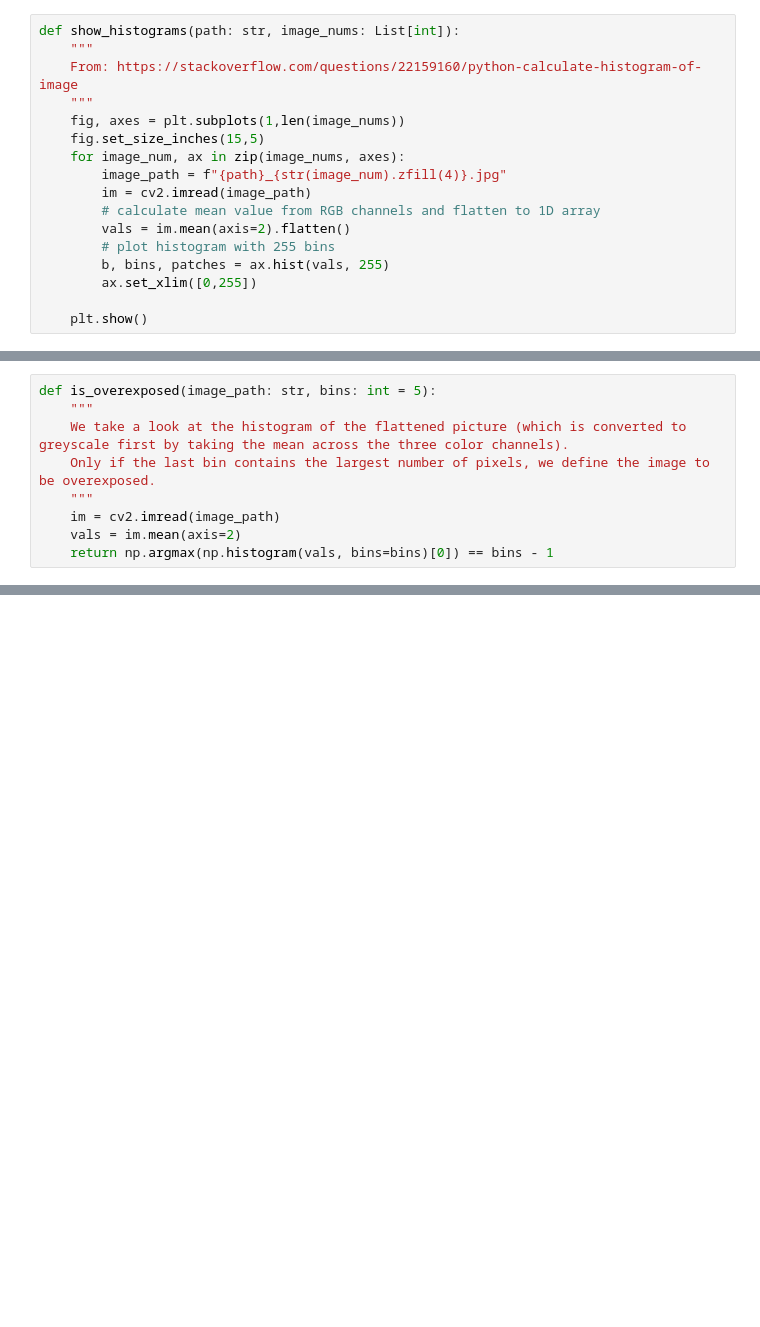
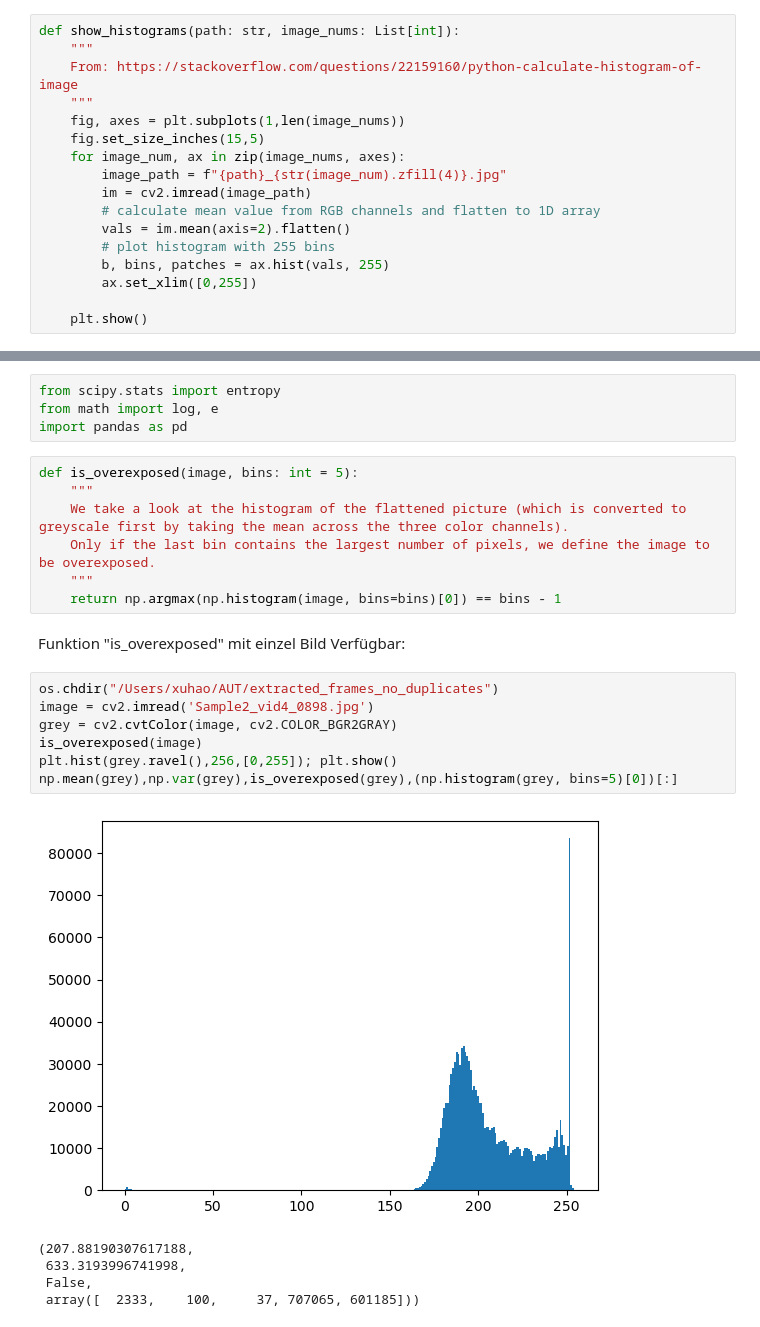
Before and after one commit to Arrofi07/aut-project-gefertec, a Jupyter notebook: Bildvorverarbeitung.ipynb, the cells around one changed output, grey strips where cells are left out. Saved outputs shown, nothing was run; the diff lists cells and outputs as text; blank space fills up the shorter version.

```diff
--- a/Bildvorverarbeitung.ipynb
+++ b/Bildvorverarbeitung.ipynb
@@ -188,9 +205,0 @@ show_histograms(example_images_path, example_images_num_underexposed)
-# %%
-def is_overexposed(image_path: str, bins: int = 5):
-    """
-    We take a look at the histogram of the flattened picture (which is converted to greyscale first by taking the mean across the three color channels).
-    Only if the last bin contains the largest number of pixels, we define the image to be overexposed.
-    """
-    im = cv2.imread(image_path)
-    vals = im.mean(axis=2)
-    return np.argmax(np.histogram(vals, bins=bins)[0]) == bins - 1
@@ -289,0 +305,26 @@ False
+# %%
+from scipy.stats import entropy
+from math import log, e
+import pandas as pd
+# %%
+def is_overexposed(image, bins: int = 5):
+    """
+    We take a look at the histogram of the flattened picture (which is converted to greyscale first by taking the mean across the three color channels).
+    Only if the last bin contains the largest number of pixels, we define the image to be overexposed.
+    """
+    return np.argmax(np.histogram(image, bins=bins)[0]) == bins - 1
+# %% [markdown]
+Funktion "is_overexposed" mit einzel Bild Verfügbar:
+# %%
+os.chdir("/Users/xuhao/AUT/extracted_frames_no_duplicates")
+image = cv2.imread('Sample2_vid4_0898.jpg')
+grey = cv2.cvtColor(image, cv2.COLOR_BGR2GRAY)
+is_overexposed(image)
+plt.hist(grey.ravel(),256,[0,255]); plt.show()
+np.mean(grey),np.var(grey),is_overexposed(grey),(np.histogram(grey, bins=5)[0])[:]
+# %% [output]
+[figure, added]
+(207.88190307617188,
+ 633.3193996741998,
+ False,
+ array([  2333,    100,     37, 707065, 601185]))
```
Also changed, not shown: parts of 55 cells of this notebook.
